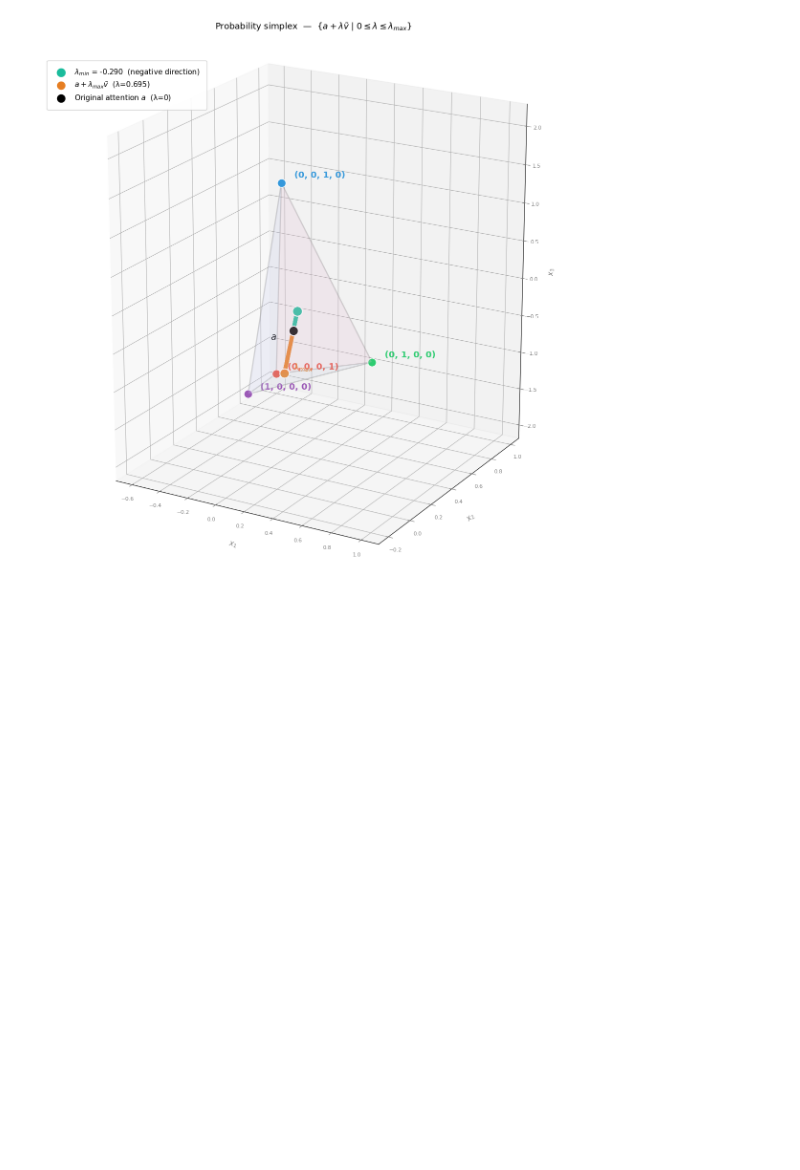
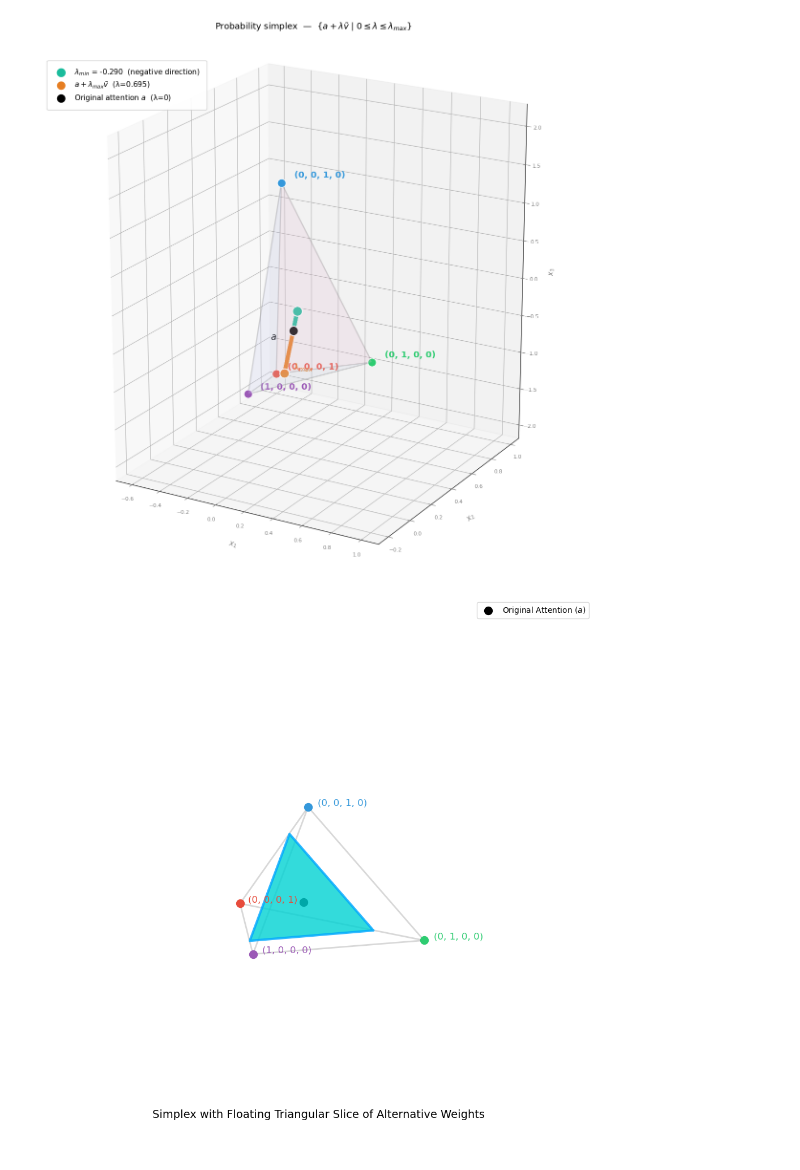
Before and after one commit to ardenpalme/nanoGPT, a Jupyter notebook: Transformer_Nullspace.ipynb, the cells around one changed output. Saved outputs shown, nothing was run; the diff lists cells and outputs as text; code cells hidden in the pictures; blank space fills up the shorter version.

Commit message:
Second simplex plane added

```diff
--- a/Transformer_Nullspace.ipynb
+++ b/Transformer_Nullspace.ipynb
@@ -405,3 +405,99 @@ plt.savefig('simplex_1d_full.png', dpi=180, bbox_inches='tight')
 plt.show()
 # %% [output]
 [figure]
+# %%
+import numpy as np
+import scipy.linalg as sc
+import matplotlib.pyplot as plt
+from mpl_toolkits.mplot3d.art3d import Poly3DCollection
+import itertools
+
+fig = plt.figure(figsize=(10, 10))
+ax = fig.add_subplot(111, projection='3d')
+
+# Custom 3D projection points
+points_3d = {
+    '(1, 0, 0, 0)': np.array([0, 0, -1]),       # Purple (Center/origin-ish)
+    '(0, 1, 0, 0)': np.array([1, -0.2, 0]),     # Green (Right)
+    '(0, 0, 1, 0)': np.array([0.4, -0.2, 2]),   # Blue (Top)
+    '(0, 0, 0, 1)': np.array([-0.6, 1, -1.9])   # Red (Left/Forward)
+}
+
+colors = {
+    '(1, 0, 0, 0)': '#9b59b6', # Purple
+    '(0, 1, 0, 0)': '#2ecc71', # Green
+    '(0, 0, 1, 0)': '#3498db', # Blue
+    '(0, 0, 0, 1)': '#e74c3c'  # Red
+}
+
+# 1. Plot simplex wireframe
+vertices = list(points_3d.keys())
+for i in range(len(vertices)):
+    for j in range(i + 1, len(vertices)):
+        p1 = points_3d[vertices[i]]
+        p2 = points_3d[vertices[j]]
+        ax.plot([p1[0], p2[0]], [p1[1], p2[1]], [p1[2], p2[2]], color='gray', linewidth=2, alpha=0.3)
+
+for label, coords in points_3d.items():
+    color = colors[label]
+    ax.scatter(*coords, color=color, s=100, depthshade=False, zorder=5)
+    ax.text(coords[0] + 0.05, coords[1], coords[2] + 0.05, f'{label}', color=color, fontsize=12, zorder=10)
+
+# --- Math & Projection ---
+a = np.array([0.25, 0.25, 0.25, 0.25]).reshape(4, 1)
+
+# NEW MATRIX: Creates a perfect triangular slice
+T = np.array([[1.0], [1.0], [1.0], [-3.0]])
+T_aug = np.concatenate([T, np.ones((4, 1))], axis=1) # Shape: (4, 2)
+
+# Get the 2D Null space
+basis_LN = sc.null_space(T_aug.T) # Shape: (4, 2)
+
+# Find the polygon vertices in w-space
+a_vertices_4d = []
+for i, j in itertools.combinations(range(4), 2):
+    Z_sub = np.array([basis_LN[i], basis_LN[j]])
+    a_sub = np.array([-a[i, 0], -a[j, 0]])
+    try:
+        w = np.linalg.solve(Z_sub, a_sub)
+        a_new = a + basis_LN @ w.reshape(2, 1)
+        if np.all(a_new >= -1e-7):
+            a_vertices_4d.append(a_new.flatten())
+    except np.linalg.LinAlgError:
+        pass
+
+a_vertices_4d = np.unique(np.round(a_vertices_4d, 6), axis=0)
+
+# Create Projection Matrix P
+P = np.column_stack([points_3d[v] for v in vertices])
+
+# Project points to 3D
+a_3d = P @ a.flatten()
+poly_3d = np.array([P @ a_v for a_v in a_vertices_4d])
+
+# Sort vertices radially so the polygon draws correctly
+center = np.mean(poly_3d, axis=0)
+_, _, V = np.linalg.svd(poly_3d - center)
+proj_2d = (poly_3d - center) @ V[:2].T
+angles = np.arctan2(proj_2d[:, 1], proj_2d[:, 0])
+poly_3d = poly_3d[np.argsort(angles)]
+
+# Plot the 2D disk (Now a Perfect Triangle)
+poly = Poly3DCollection([poly_3d], alpha=0.8, facecolor='#00D2D3', edgecolor='#00A8FF', linewidths=3)
+ax.add_collection3d(poly)
+
+# Plot original uniform attention
+ax.scatter(*a_3d, color='black', s=100, label='Original Attention ($a$)', zorder=6)
+
+ax.set_axis_off()
+ax.view_init(elev=20, azim=-70)
+plt.title("Simplex with Floating Triangular Slice of Alternative Weights", y=0.05, fontsize=14)
+plt.legend(loc='upper right')
+plt.tight_layout()
+plt.savefig('simplex_triangular_slice.png', dpi=300, bbox_inches='tight')
+plt.show()
+
+print("Vertices of the triangular slice in 4D attention space:")
+print(a_vertices_4d)
+# %% [output]
+[figure, added]
```
Also changed, not shown: parts of 1 cell of this notebook, 1 other file.
